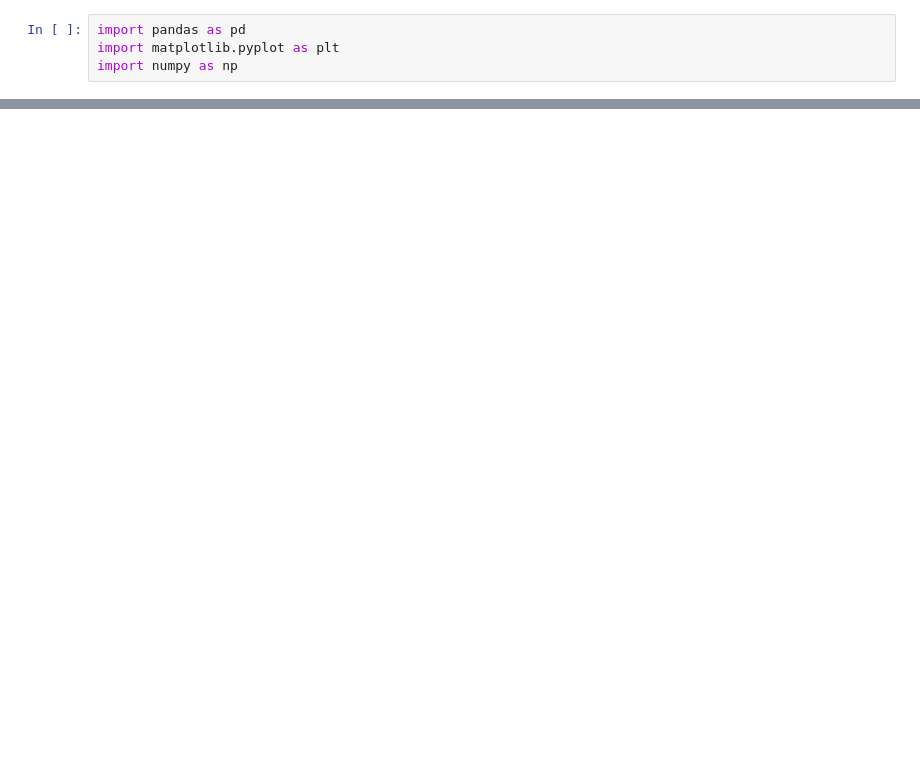
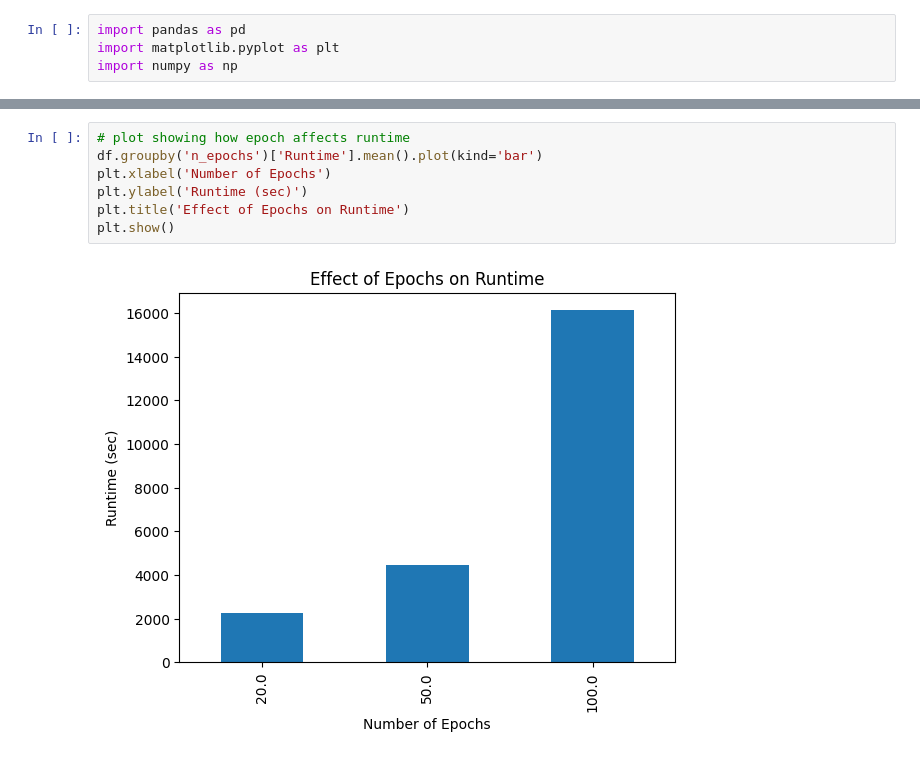
Before and after one commit to atoffano/KGene2Pheno, a Jupyter notebook: fig.ipynb, the cells around one changed output, grey strips where cells are left out. Cells and saved outputs as stored; diff of their text form; blank space fills up the shorter version.

```diff
--- a/fig.ipynb
+++ b/fig.ipynb
@@ -52,0 +105,9 @@ for name in names:
+# %%
+# plot showing how epoch affects runtime
+df.groupby('n_epochs')['Runtime'].mean().plot(kind='bar')
+plt.xlabel('Number of Epochs')
+plt.ylabel('Runtime (sec)')
+plt.title('Effect of Epochs on Runtime')
+plt.show()
+# %% [output]
+[figure, added]
```
Also changed, not shown: parts of 6 cells of this notebook, 4 other files.
